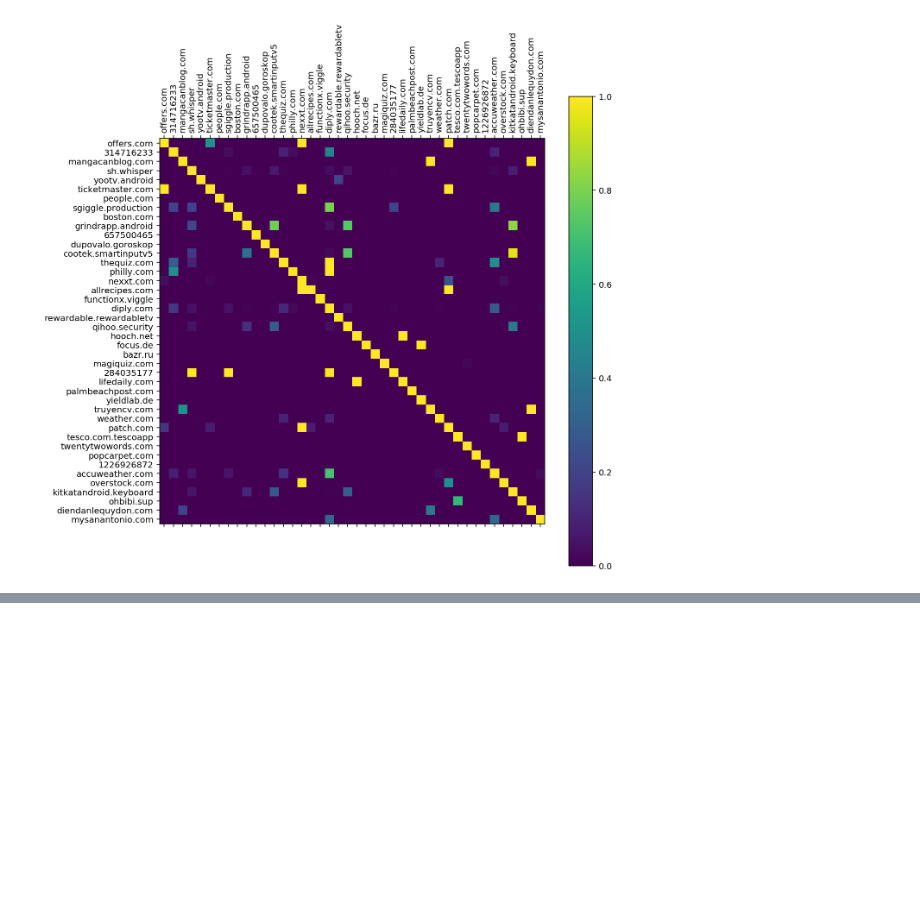
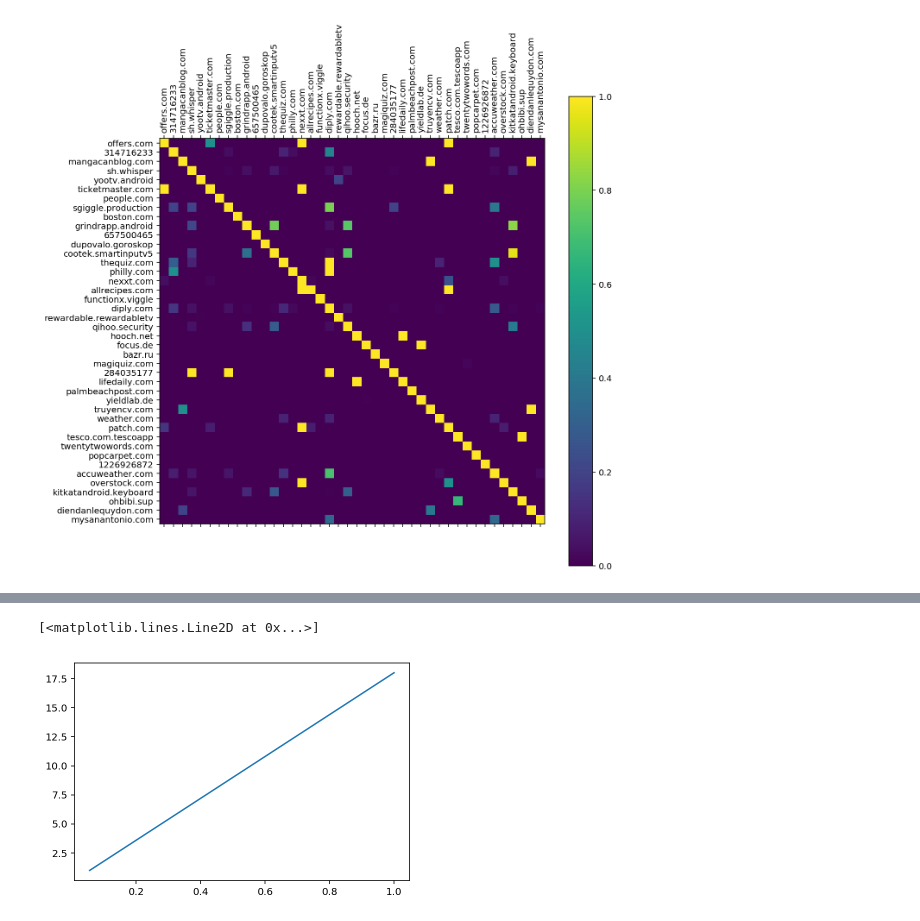
Before and after one commit to ayalo/TFM_fraud_36, a Jupyter notebook: src/main/python/notebooks/Untitled_local.ipynb, the cells around one changed output, grey strips where cells are left out. Saved outputs shown, nothing was run; the diff lists cells and outputs as text; code cells hidden in the pictures; blank space fills up the shorter version.

```diff
--- a/src/main/python/notebooks/Untitled_local.ipynb
+++ b/src/main/python/notebooks/Untitled_local.ipynb
@@ -643,0 +931,2 @@ NameError: name 'gf_domip' is not defined
+# %%
+df_degree_ratio.sort(F.desc('edge_ratio')).show()
@@ -643,0 +976,7 @@ NameError: name 'gf_domip' is not defined
+# %%
+
+cnt_edge =  df_degree_ratio.filter("id = 'taggedapp' ").select("count_ips_in_common","edge_ratio").sort("edge_ratio").collect()
+# %%
+
+
+edge_ratio,cnt_ip =zip(*[  (row.edge_ratio,row.count_ips_in_common) for row in  cnt_edge])
@@ -643,0 +1003,5 @@ NameError: name 'gf_domip' is not defined
+# %%
+plt.plot(edge_ratio,cnt_ip)
+# %% [output]
+[<matplotlib.lines.Line2D at 0x...>]
+[figure, added]
```
Also changed, not shown: parts of 62 cells of this notebook, 9 other files.
